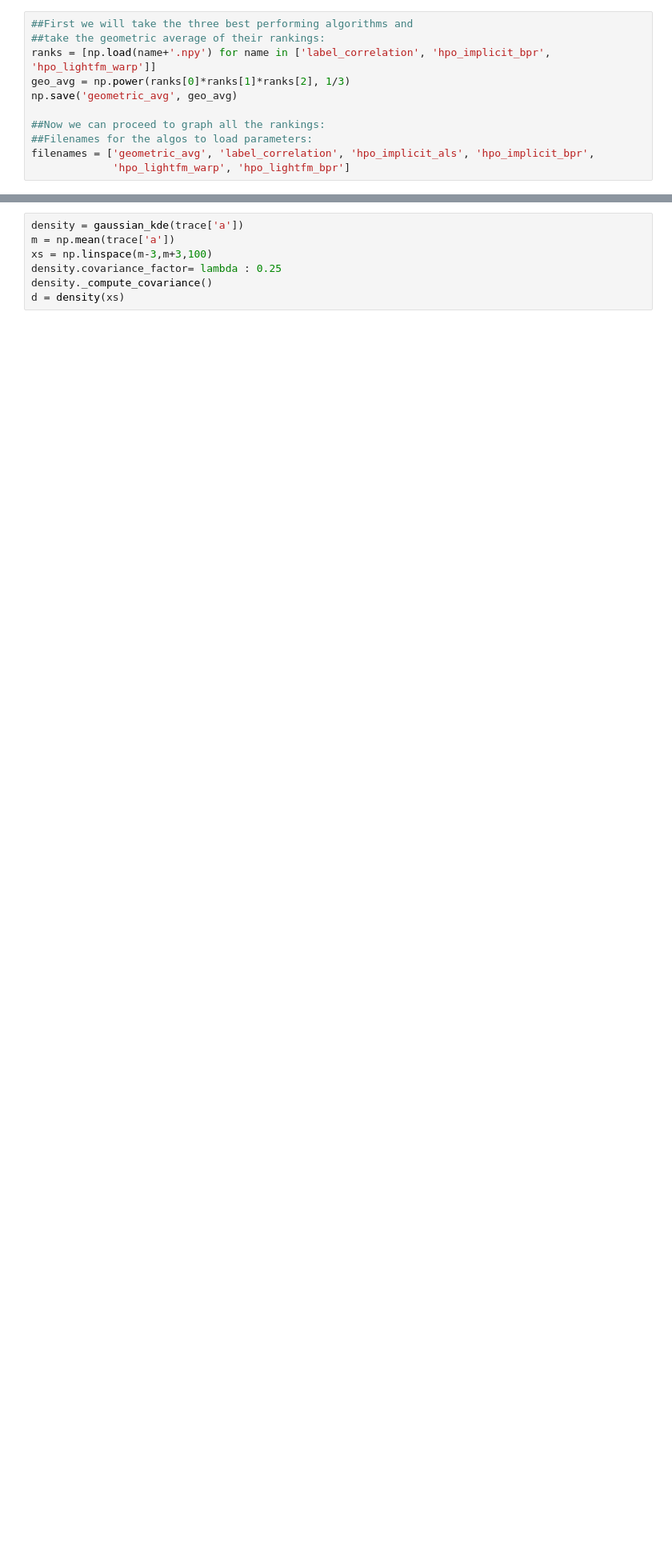
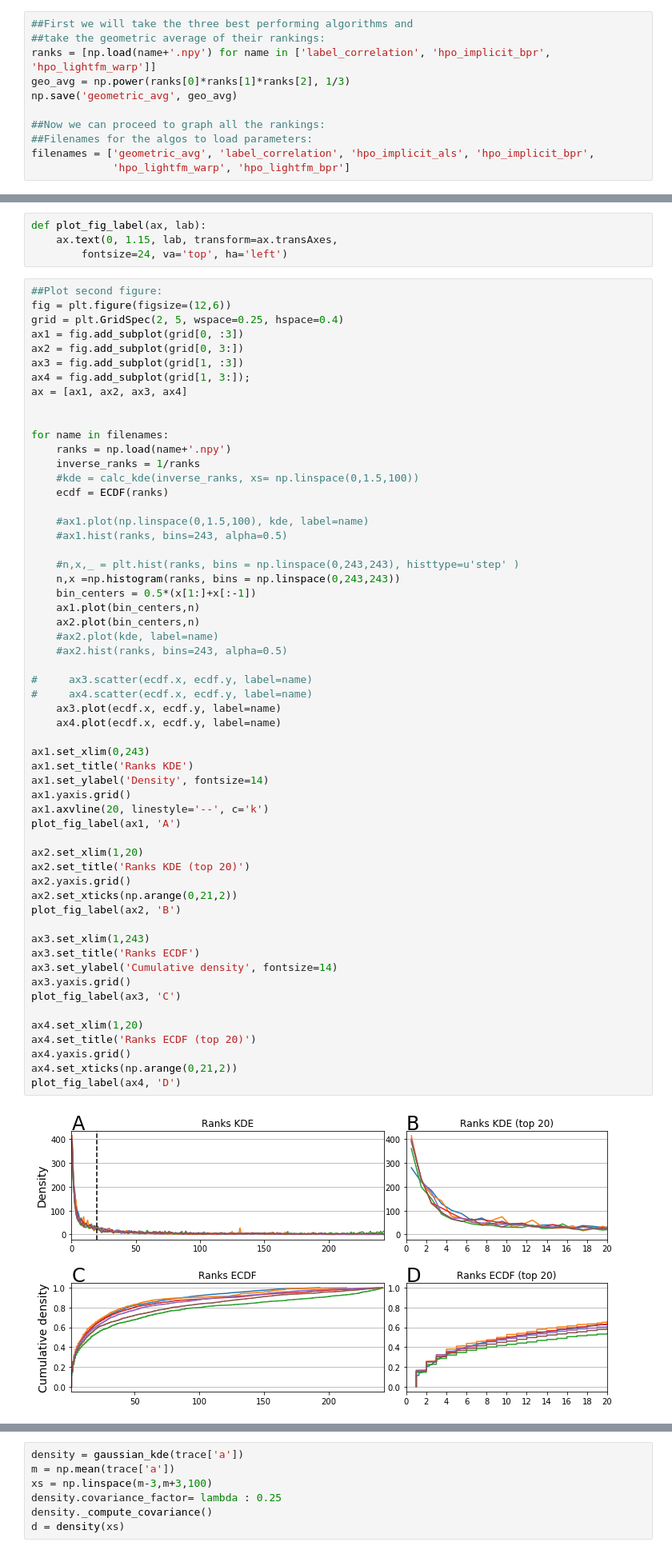
Before and after one commit to ljmartin/molrec, a Jupyter notebook: time_split/code_scrapbook.ipynb, the cells around one changed output, grey strips where cells are left out. Shown at 80% size. Drawn from its saved outputs; the diff is of its cells as text; blank space fills up the shorter version.

```diff
--- a/time_split/code_scrapbook.ipynb
+++ b/time_split/code_scrapbook.ipynb
@@ -187,0 +263,63 @@ NUTS: [b, a]
+# %%
+def plot_fig_label(ax, lab):
+    ax.text(0, 1.15, lab, transform=ax.transAxes,
+        fontsize=24, va='top', ha='left')
+# %%
+##Plot second figure:
+fig = plt.figure(figsize=(12,6))
+grid = plt.GridSpec(2, 5, wspace=0.25, hspace=0.4)
+ax1 = fig.add_subplot(grid[0, :3])
+ax2 = fig.add_subplot(grid[0, 3:])
+ax3 = fig.add_subplot(grid[1, :3])
+ax4 = fig.add_subplot(grid[1, 3:]);
+ax = [ax1, ax2, ax3, ax4]
+
+
+for name in filenames:
+    ranks = np.load(name+'.npy')
+    inverse_ranks = 1/ranks
+    #kde = calc_kde(inverse_ranks, xs= np.linspace(0,1.5,100))
+    ecdf = ECDF(ranks)
+
+    #ax1.plot(np.linspace(0,1.5,100), kde, label=name)
+    #ax1.hist(ranks, bins=243, alpha=0.5)
+
+    #n,x,_ = plt.hist(ranks, bins = np.linspace(0,243,243), histtype=u'step' )
+    n,x =np.histogram(ranks, bins = np.linspace(0,243,243))
+    bin_centers = 0.5*(x[1:]+x[:-1])
+    ax1.plot(bin_centers,n)
+    ax2.plot(bin_centers,n)
+    #ax2.plot(kde, label=name)
+    #ax2.hist(ranks, bins=243, alpha=0.5)
+
+#     ax3.scatter(ecdf.x, ecdf.y, label=name)
+#     ax4.scatter(ecdf.x, ecdf.y, label=name)
+    ax3.plot(ecdf.x, ecdf.y, label=name)
+    ax4.plot(ecdf.x, ecdf.y, label=name)
+
+ax1.set_xlim(0,243)
+ax1.set_title('Ranks KDE')
+ax1.set_ylabel('Density', fontsize=14)
+ax1.yaxis.grid()
+ax1.axvline(20, linestyle='--', c='k')
+plot_fig_label(ax1, 'A')
+
+ax2.set_xlim(1,20)
+ax2.set_title('Ranks KDE (top 20)')
+ax2.yaxis.grid()
+ax2.set_xticks(np.arange(0,21,2))
+plot_fig_label(ax2, 'B')
+
+ax3.set_xlim(1,243)
+ax3.set_title('Ranks ECDF')
+ax3.set_ylabel('Cumulative density', fontsize=14)
+ax3.yaxis.grid()
+plot_fig_label(ax3, 'C')
+
+ax4.set_xlim(1,20)
+ax4.set_title('Ranks ECDF (top 20)')
+ax4.yaxis.grid()
+ax4.set_xticks(np.arange(0,21,2))
+plot_fig_label(ax4, 'D')
+# %% [output]
+[figure, added]
```
Also changed, not shown: parts of 20 cells of this notebook, 7 other files.
